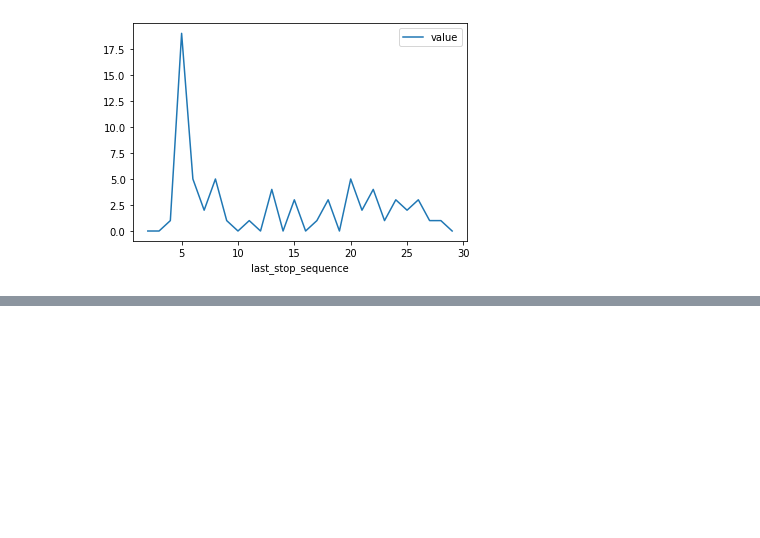
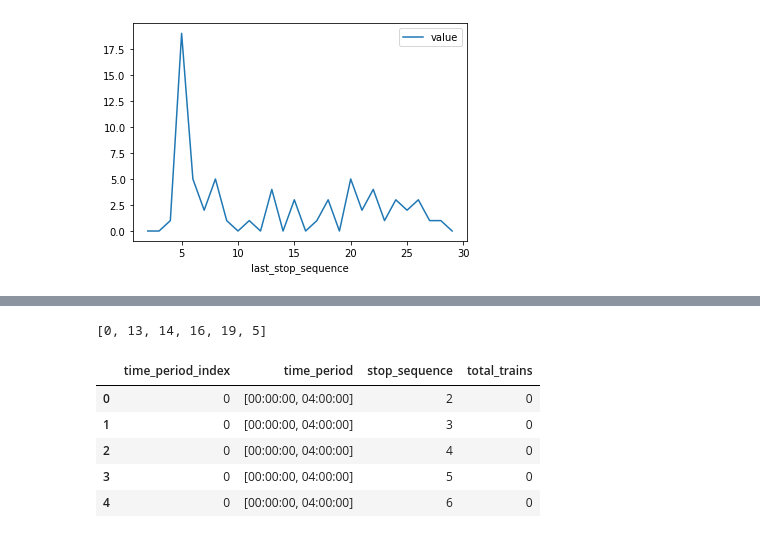
Before and after one commit to gianlucarea/weather-delay, a Jupyter notebook: week-focused-analytics.ipynb, the cells around one changed output, grey strips where cells are left out. Saved outputs shown, nothing was run; the diff lists cells and outputs as text; code cells hidden in the pictures; blank space fills up the shorter version.

Commit message:
first analytics function on monday traffic
Periods of high intensity of train traffic with numerous stops

```diff
--- a/week-focused-analytics.ipynb
+++ b/week-focused-analytics.ipynb
@@ -186,3 +204,4 @@ df_analytics = monday_trips
 df_analytics = pd.merge(df_analytics, sw_routes, on=['route_id','route_id'])
 df_analytics = pd.merge(df_analytics, sw_stop_times, on=['trip_id','trip_id'])
 df_analytics = pd.merge(df_analytics, sw_stops, on=['stop_id','stop_id'])
+df_analytics_save_copy = df_analytics.copy()
@@ -329,0 +353,14 @@ helper.aggregated_number_stops(result)
+# %%
+# we return the dataset prior to the drop of the start point of each trip
+df_analytics = df_analytics_save_copy.copy().reset_index(drop=True)
+# %%
+result = helper.period_stop_based_data(df_analytics)
+result.to_csv('result.csv')
+# %% [output]
+[0, 13, 14, 16, 19, 5]
+|  | time_period_index | time_period | stop_sequence | total_trains |
+| 0 | 0 | [00:00:00, 04:00:00] | 2 | 0 |
+| 1 | 0 | [00:00:00, 04:00:00] | 3 | 0 |
+| 2 | 0 | [00:00:00, 04:00:00] | 4 | 0 |
+| 3 | 0 | [00:00:00, 04:00:00] | 5 | 0 |
+| 4 | 0 | [00:00:00, 04:00:00] | 6 | 0 |
```
Also changed, not shown: parts of 23 cells of this notebook, 2 other files.
